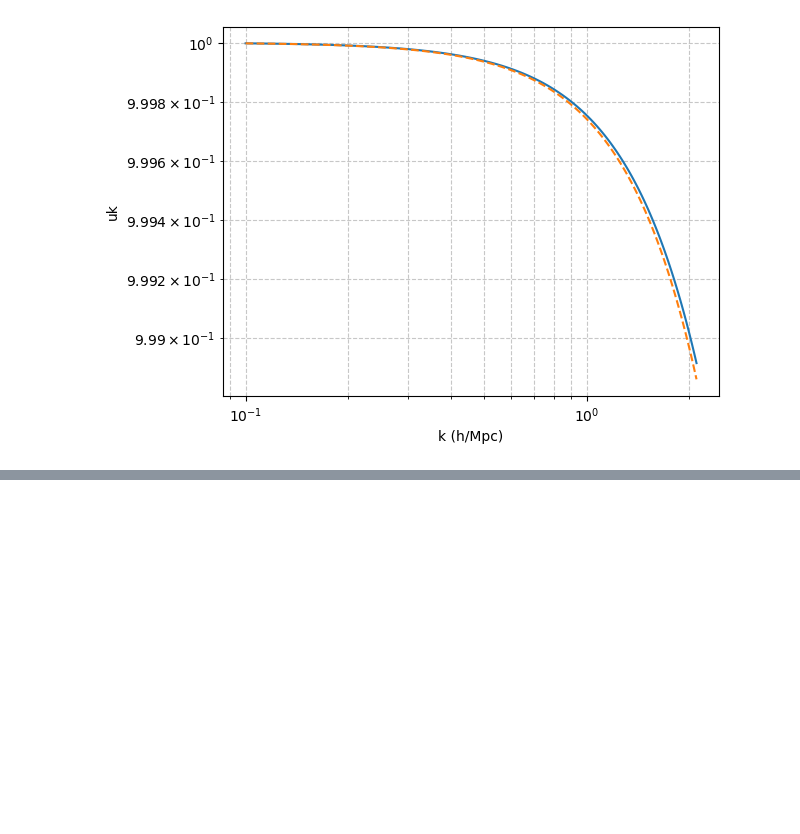
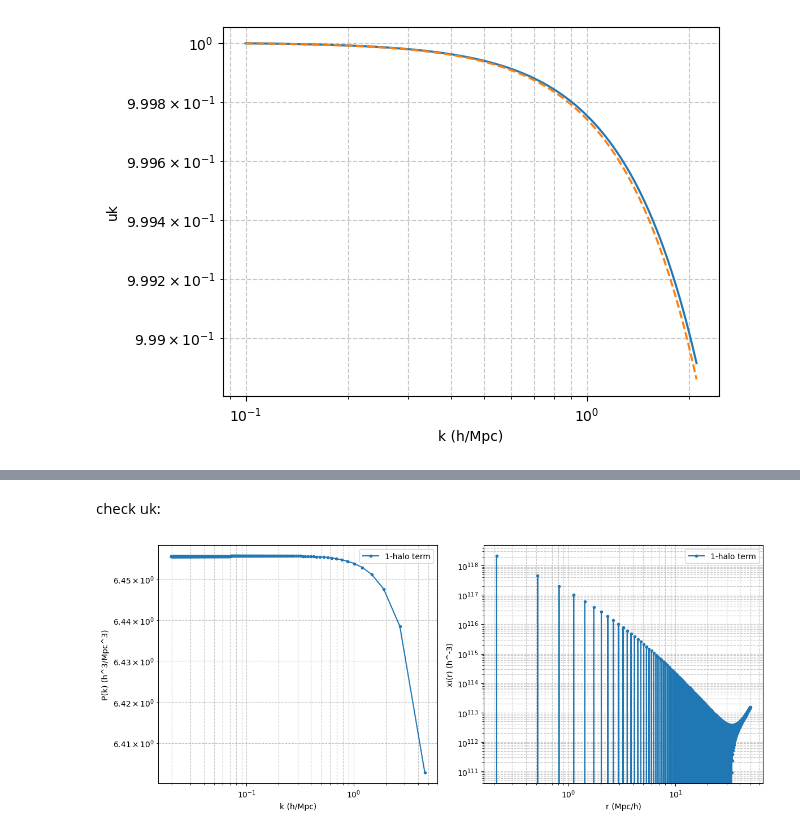
Before and after one commit to qezlou/Goku_ELG, a Jupyter notebook: emu/notebooks/xi_gg/cen_sat_dist.ipynb, the cells around one changed output, grey strips where cells are left out. Cells and saved outputs as stored; diff of their text form; code cells hidden in the pictures; blank space fills up the shorter version.

Commit message:
1halo term: Fix halo exclusion first

```diff
--- a/emu/notebooks/xi_gg/cen_sat_dist.ipynb
+++ b/emu/notebooks/xi_gg/cen_sat_dist.ipynb
@@ -155,0 +170,13 @@ array([ 3.10000000e-01,  4.75000000e-02,  6.80000000e-01,  2.00000000e-09,
+# %%
+import importlib
+from gal_goku import plot_gal
+from gal_goku import halo_tools
+importlib.reload(plot_gal)
+importlib.reload(halo_tools)
+import numpy as np
+from matplotlib import pyplot as plt
+
+
+plt_gal = plot_gal.PlotGal(logging_level='INFO')
+
+plt_gal.g.reset_cosmo(plt_gal.cosmo_mid)
@@ -155,0 +199,18 @@ array([ 3.10000000e-01,  4.75000000e-02,  6.80000000e-01,  2.00000000e-09,
+# %% [markdown]
+check uk:
+# %%
+k, p1h = plt_gal.g._pgg_1h()
+r, xigg_1h = plt_gal.g._xigg_1h()
+fig, ax = plt.subplots(1, 2,figsize=(12, 5))
+ax[0].plot(k, p1h, label='1-halo term', marker='o', markersize=3, linestyle='-')
+ax[1].plot(r, xigg_1h, label='1-halo term', marker='o', markersize=3, linestyle='-')
+for i in range(2):
+    ax[i].set_xscale('log')
+    ax[i].set_yscale('log')
+    ax[i].grid(which='both', linestyle='--', alpha=0.7)
+    ax[i].set_xlabel('k (h/Mpc)' if i == 0 else 'r (Mpc/h)')
+    ax[i].set_ylabel('P(k) (h^3/Mpc^3)' if i == 0 else 'xi(r) (h^-3)')
+    ax[i].legend()
+fig.tight_layout()
+# %% [output]
+[figure, added]
```
Also changed, not shown: parts of 7 cells of this notebook, 2 other files.
